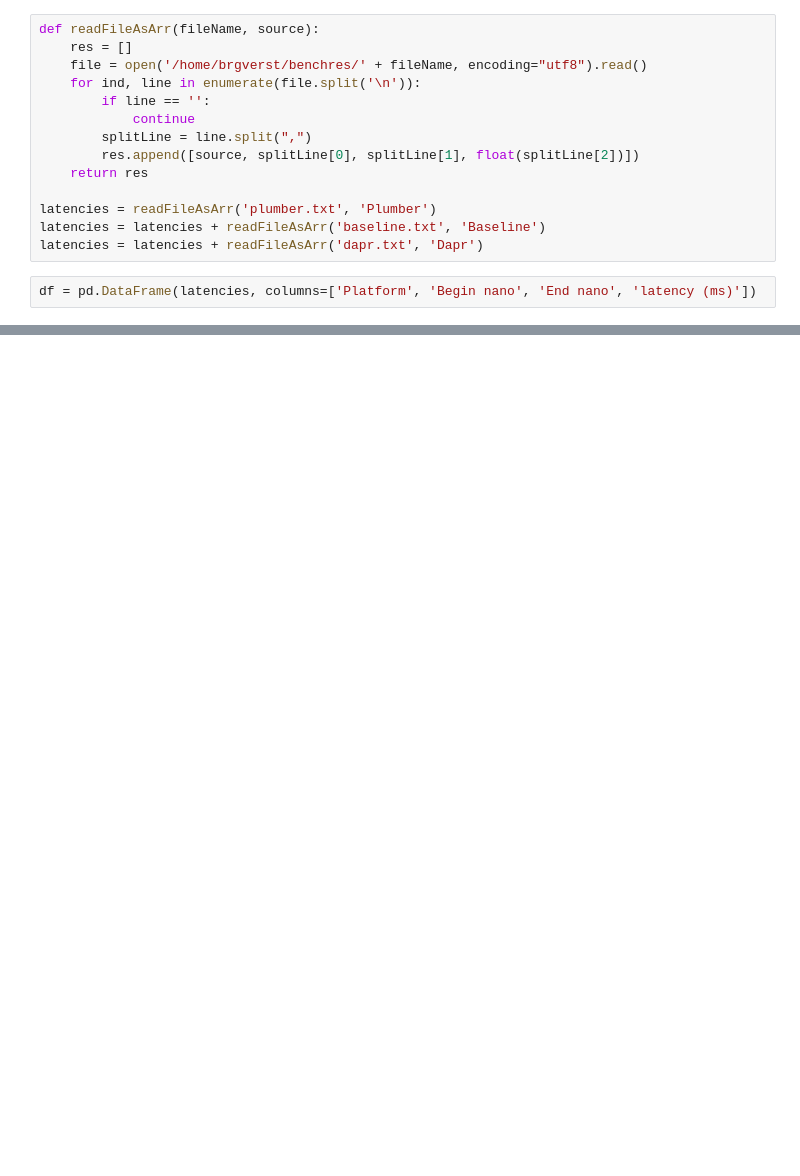
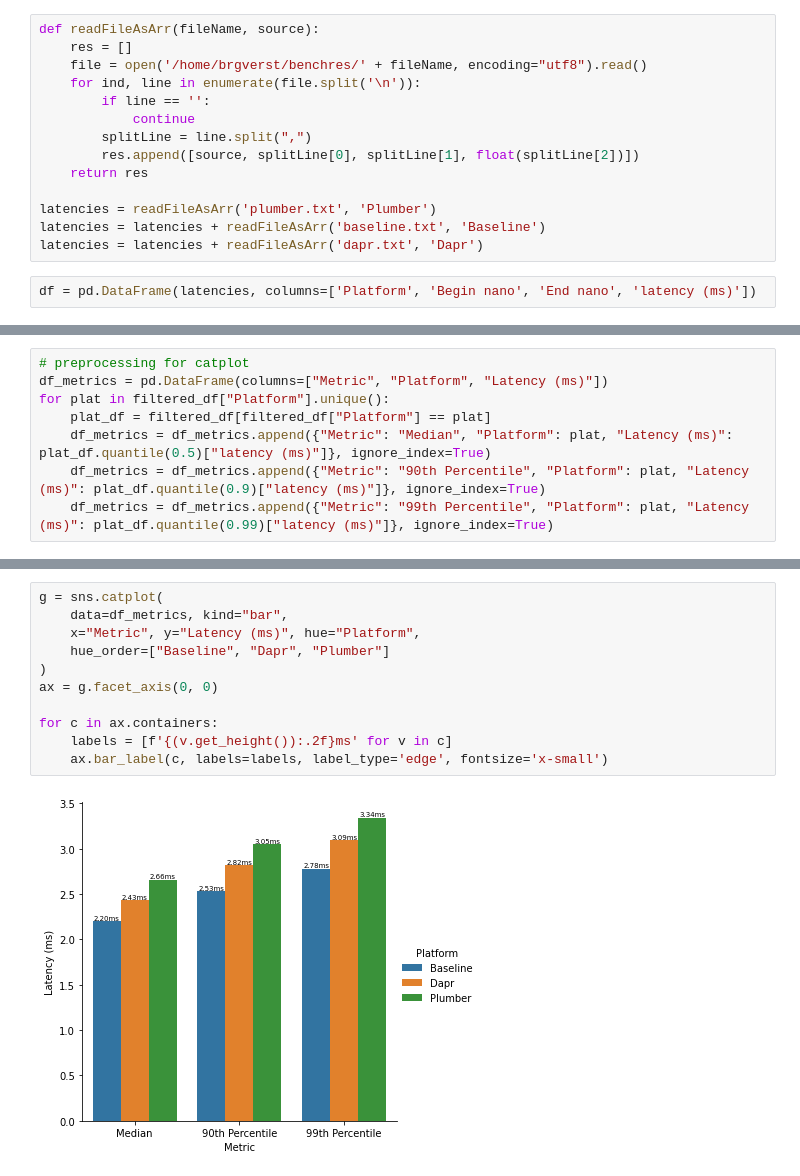
Before and after one commit to VerstraeteBert/plumber, a Jupyter notebook: benchmarks/sidecarlatency/visualization/vis.ipynb, the cells around one changed output, grey strips where cells are left out. Saved outputs shown, nothing was run; the diff lists cells and outputs as text; blank space fills up the shorter version.

```diff
--- a/benchmarks/sidecarlatency/visualization/vis.ipynb
+++ b/benchmarks/sidecarlatency/visualization/vis.ipynb
@@ -41,0 +96,8 @@ sns.displot(df, x="latency (ms)", hue="Platform", kind="kde", fill=True, cut=-30
+# %%
+# preprocessing for catplot
+df_metrics = pd.DataFrame(columns=["Metric", "Platform", "Latency (ms)"])
+for plat in filtered_df["Platform"].unique():
+    plat_df = filtered_df[filtered_df["Platform"] == plat]
+    df_metrics = df_metrics.append({"Metric": "Median", "Platform": plat, "Latency (ms)": plat_df.quantile(0.5)["latency (ms)"]}, ignore_index=True)
+    df_metrics = df_metrics.append({"Metric": "90th Percentile", "Platform": plat, "Latency (ms)": plat_df.quantile(0.9)["latency (ms)"]}, ignore_index=True)
+    df_metrics = df_metrics.append({"Metric": "99th Percentile", "Platform": plat, "Latency (ms)": plat_df.quantile(0.99)["latency (ms)"]}, ignore_index=True)
@@ -41,0 +113,13 @@ sns.displot(df, x="latency (ms)", hue="Platform", kind="kde", fill=True, cut=-30
+# %%
+g = sns.catplot(
+    data=df_metrics, kind="bar",
+    x="Metric", y="Latency (ms)", hue="Platform",
+    hue_order=["Baseline", "Dapr", "Plumber"]
+)
+ax = g.facet_axis(0, 0)
+
+for c in ax.containers:
+    labels = [f'{(v.get_height()):.2f}ms' for v in c]
+    ax.bar_label(c, labels=labels, label_type='edge', fontsize='x-small')
+# %% [output]
+[figure, added]
```
Also changed, not shown: parts of 11 cells of this notebook.
